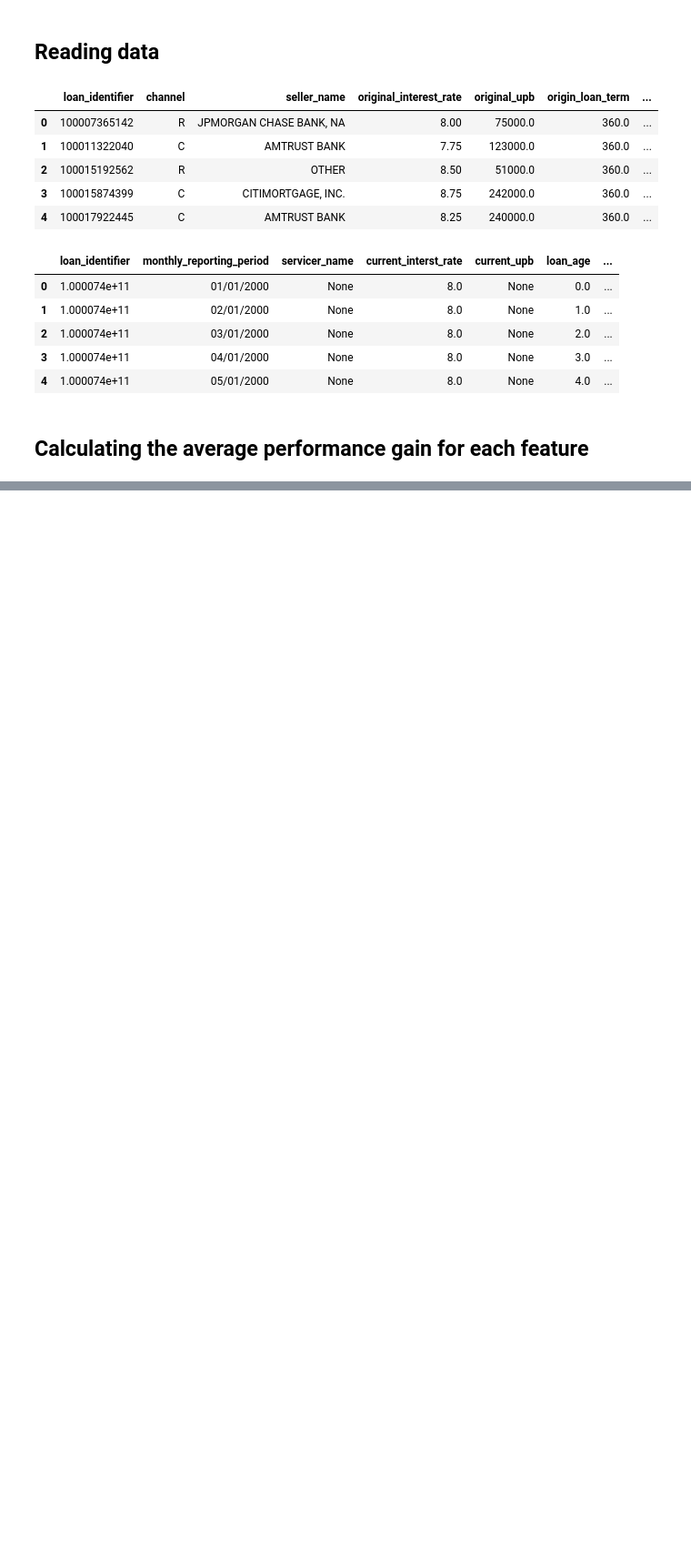
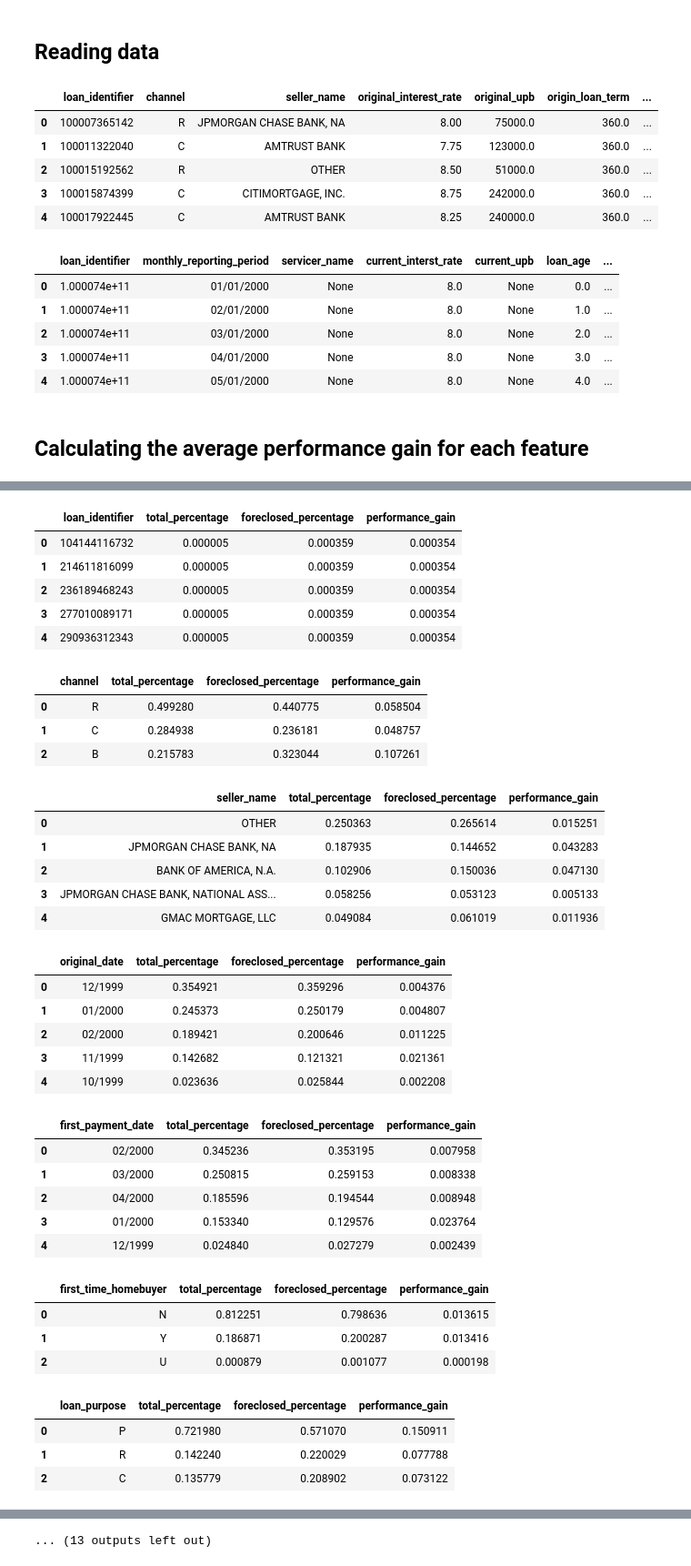
Before and after one commit to emisaycheese/mortgage-data-analysis, a Jupyter notebook: Feature analysis.ipynb, the cells around one changed output, grey strips where cells are left out. Shown at 91% size. Cells and saved outputs as stored; diff of their text form; code cells hidden in the pictures; blank space fills up the shorter version.

Commit message:
Computes the gains and average gains for the bucketized numeric features.

```diff
--- a/Feature analysis.ipynb
+++ b/Feature analysis.ipynb
@@ -108,0 +114,18 @@ performance.limit(5).toPandas()
+# %%
+numeric_columns = [item[0] for item in acquisition.dtypes if item[1].startswith('double')]
+
+def bucketize_column(df, column):
+    minimum = acquisition.agg(F.min(col(column))).collect()[0][0]
+    maximum = acquisition.agg(F.max(col(column))).collect()[0][0]
+
+    splits = np.linspace(minimum, maximum, 5)
+
+    return (Bucketizer(splits=splits, inputCol=column, outputCol='{0}_buck'.format(column))
+        .transform(df)
+        .drop(column))
+
+def bucketize_columns(df, columns):
+    if(len(columns) == 0):
+        return df
+    else:
+        return bucketize_columns(bucketize_column(df, columns[0]), columns[1:])
@@ -223,0 +179,42 @@ for column in string_columns:
+# %%
+all_columns = [item[0] for item in bucketized_acquisition.dtypes]
+
+for column in all_columns:
+    show_performance_gains(bucketized_acquisition, column)
+# %% [output]
+|  | loan_identifier | total_percentage | foreclosed_percentage | performance_gain |
+| 0 | 104144116732 | 0.000005 | 0.000359 | 0.000354 |
+| 1 | 214611816099 | 0.000005 | 0.000359 | 0.000354 |
+| 2 | 236189468243 | 0.000005 | 0.000359 | 0.000354 |
+| 3 | 277010089171 | 0.000005 | 0.000359 | 0.000354 |
+| 4 | 290936312343 | 0.000005 | 0.000359 | 0.000354 |
+|  | channel | total_percentage | foreclosed_percentage | performance_gain |
+| 0 | R | 0.499280 | 0.440775 | 0.058504 |
+| 1 | C | 0.284938 | 0.236181 | 0.048757 |
+| 2 | B | 0.215783 | 0.323044 | 0.107261 |
+|  | seller_name | total_percentage | foreclosed_percentage | performance_gain |
+| 0 | OTHER | 0.250363 | 0.265614 | 0.015251 |
+| 1 | JPMORGAN CHASE BANK, NA | 0.187935 | 0.144652 | 0.043283 |
+| 2 | BANK OF AMERICA, N.A. | 0.102906 | 0.150036 | 0.047130 |
+| 3 | JPMORGAN CHASE BANK, NATIONAL ASS... | 0.058256 | 0.053123 | 0.005133 |
+| 4 | GMAC MORTGAGE, LLC | 0.049084 | 0.061019 | 0.011936 |
+|  | original_date | total_percentage | foreclosed_percentage | performance_gain |
+| 0 | 12/1999 | 0.354921 | 0.359296 | 0.004376 |
+| 1 | 01/2000 | 0.245373 | 0.250179 | 0.004807 |
+| 2 | 02/2000 | 0.189421 | 0.200646 | 0.011225 |
+| 3 | 11/1999 | 0.142682 | 0.121321 | 0.021361 |
+| 4 | 10/1999 | 0.023636 | 0.025844 | 0.002208 |
+|  | first_payment_date | total_percentage | foreclosed_percentage | performance_gain |
+| 0 | 02/2000 | 0.345236 | 0.353195 | 0.007958 |
+| 1 | 03/2000 | 0.250815 | 0.259153 | 0.008338 |
+| 2 | 04/2000 | 0.185596 | 0.194544 | 0.008948 |
+| 3 | 01/2000 | 0.153340 | 0.129576 | 0.023764 |
+| 4 | 12/1999 | 0.024840 | 0.027279 | 0.002439 |
+|  | first_time_homebuyer | total_percentage | foreclosed_percentage | performance_gain |
+| 0 | N | 0.812251 | 0.798636 | 0.013615 |
+| 1 | Y | 0.186871 | 0.200287 | 0.013416 |
+| 2 | U | 0.000879 | 0.001077 | 0.000198 |
+|  | loan_purpose | total_percentage | foreclosed_percentage | performance_gain |
+| 0 | P | 0.721980 | 0.571070 | 0.150911 |
+| 1 | R | 0.142240 | 0.220029 | 0.077788 |
+| 2 | C | 0.135779 | 0.208902 | 0.073122 |
@@ -223,0 +248 @@ for column in string_columns:
+... (13 outputs left out)
```
Also changed, not shown: parts of 9 cells of this notebook.
